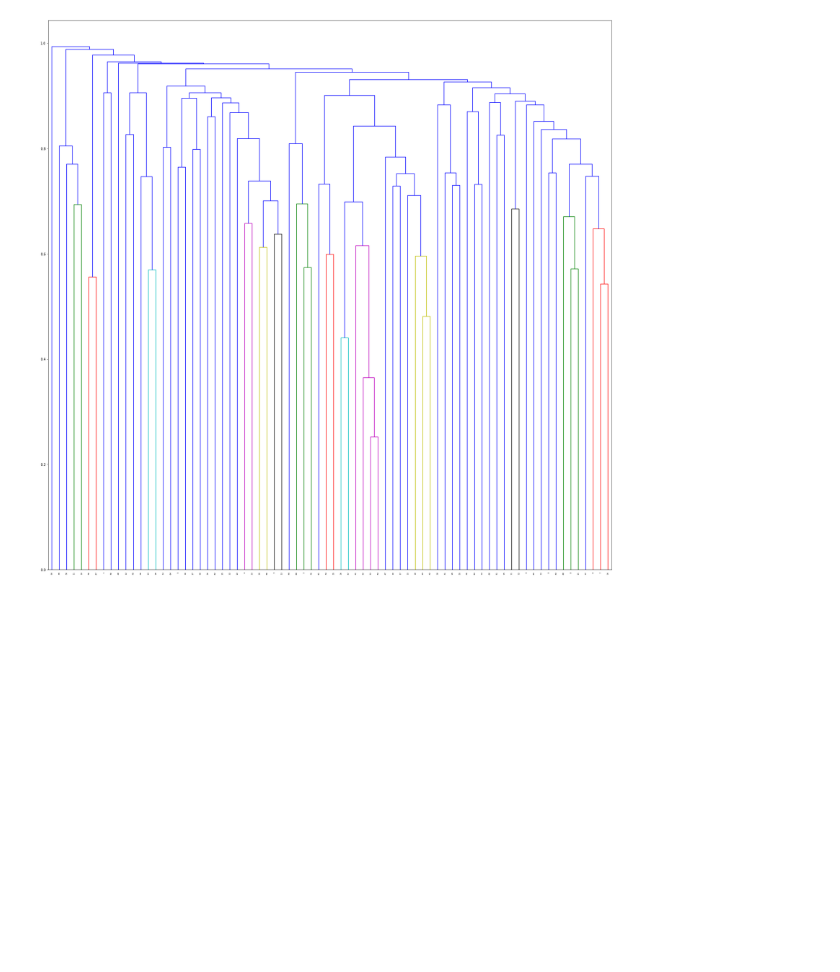
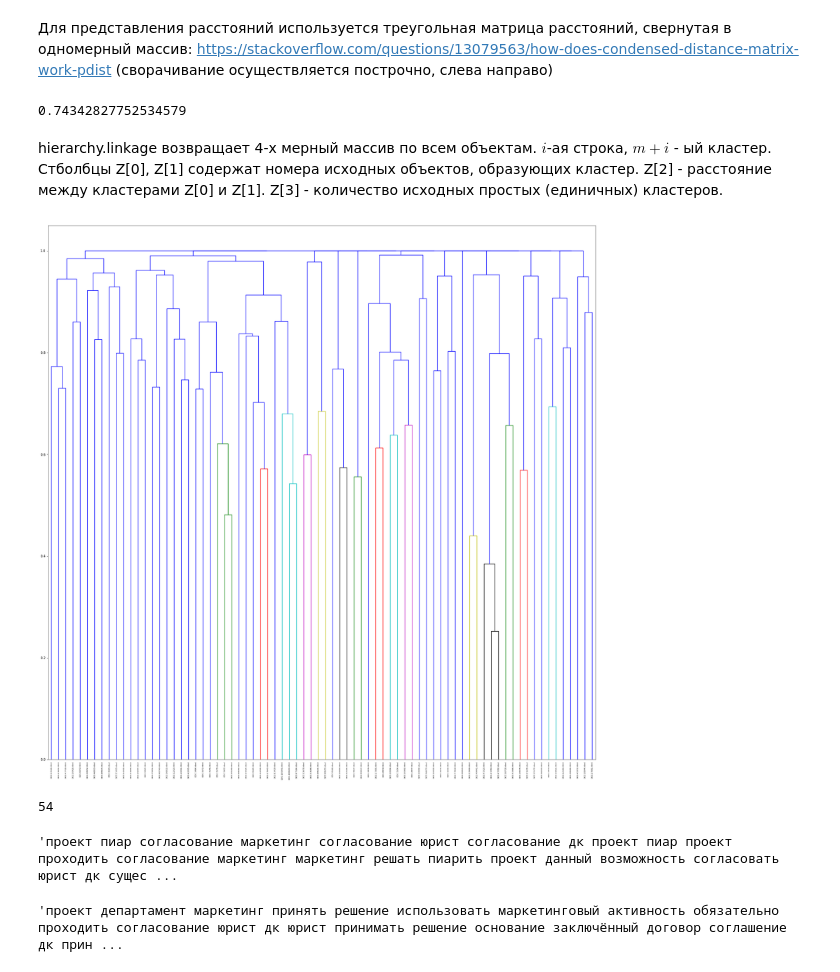
Before and after one commit to rvtsukanov/Clustering, a Jupyter notebook: Clustering.ipynb, the cells around one changed output. Cells and saved outputs as stored; diff of their text form; code cells hidden in the pictures; blank space fills up the shorter version.

Commit message:
Build an dendrogramm

```diff
--- a/Clustering.ipynb
+++ b/Clustering.ipynb
@@ -6,7 +6,7 @@ from sklearn.feature_extraction.text import TfidfVectorizer, CountVectorizer
 def RemoveEmpty(dic):
     delind = []
     for val in dic:
-        if kappa[val] == '':
+        if dic[val] == '':
             delind.append(val)
     for i in delind:
         del dic[i]
@@ -27,3 +26,0 @@ from scipy.spatial.distance import cosine
-# %%
-dist = pdist(data, 'cosine')
-Z = hierarchy.linkage(dist, method='average')
@@ -36,4 +27,35 @@ def hierarchy_draw(Z):
-# %%
-hierarchy_draw(Z)
-# %% [output]
-[figure, removed]
+# %% [markdown]
+Для представления расстояний используется треугольная матрица расстояний, свернутая в одномерный массив:
+https://stackoverflow.com/questions/13079563/how-does-condensed-distance-matrix-work-pdist
+(сворачивание осуществляется построчно, слева направо)
+# %%
+squareform(dist)[0][1:].min()
+# %% [output]
+0.74342827752534579
+# %% [markdown]
+hierarchy.linkage возвращает 4-х мерный массив по всем объектам. $i$-ая строка, $m + i$ - ый кластер. Стболбцы Z[0], Z[1] содержат номера исходных объектов, образующих кластер. Z[2] - расстояние между кластерами Z[0] и Z[1]. Z[3] - количество исходных простых (единичных) кластеров.
+# %%
+def draw():
+    labs = np.array(range(10))
+    dist = pdist(data, 'cosine')
+    Z = hierarchy.linkage(dist, method='complete') #complete - max($\rho_i$)
+    a = plt.figure(figsize=(30, 30))
+    plt.legend(loc=2, prop={'size': 20})
+    hierarchy.dendrogram(Z, labels = list(kappa.keys()), color_threshold = 0.7*max(Z[:,2]))
+    a.show()
+    a.savefig('dendr.pdf')
+draw()
+# %% [output]
+[figure, added]
+# %%
+list(kappa.keys()).index('DOC-47282.html')
+# %% [output]
+54
+# %%
+list(kappa.values())[53]
+# %% [output]
+'проект пиар согласование маркетинг согласование юрист согласование дк проект пиар проект проходить согласование маркетинг маркетинг решать пиарить проект данный возможность согласовать юрист дк сущес ...
+# %%
+list(kappa.values())[54]
+# %% [output]
+'проект департамент маркетинг принять решение использовать маркетинговый активность обязательно проходить согласование юрист дк юрист принимать решение основание заключённый договор соглашение дк прин ...
```
Also changed, not shown: parts of 3 cells of this notebook.
